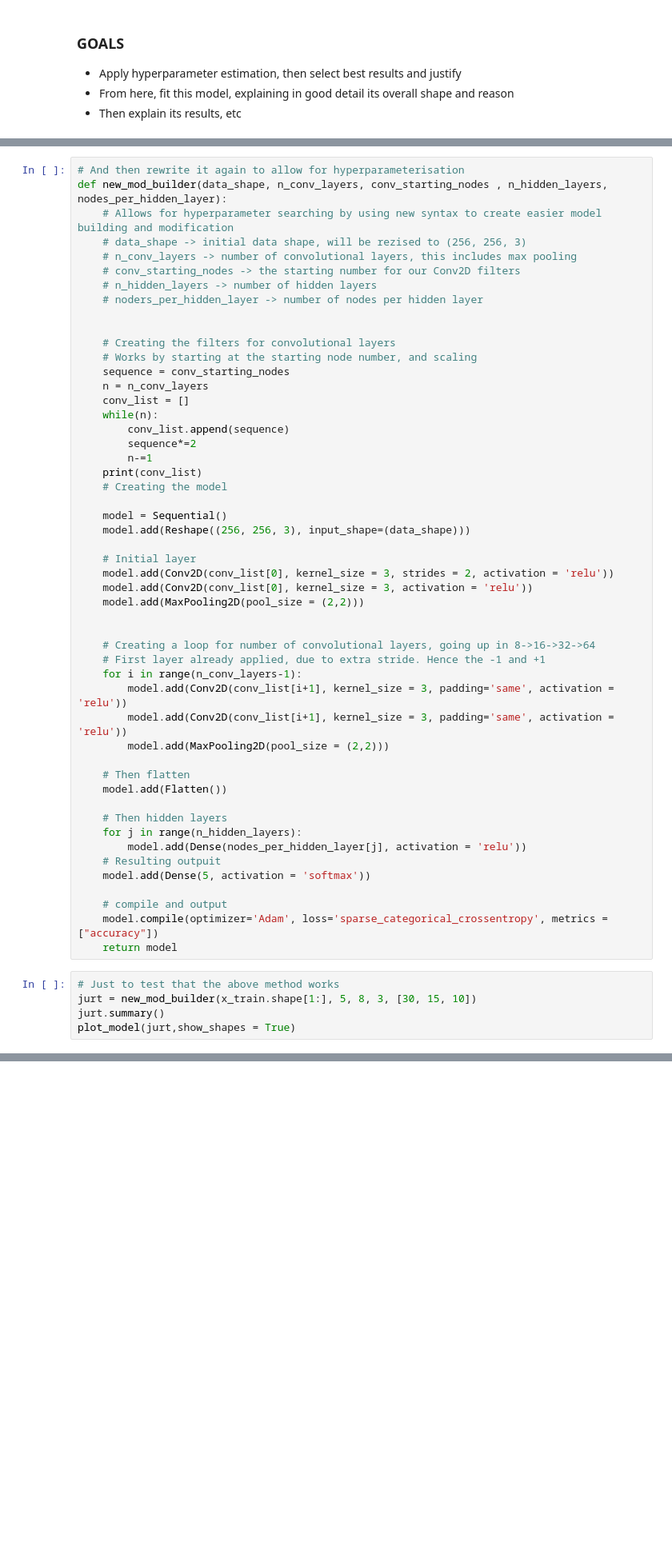
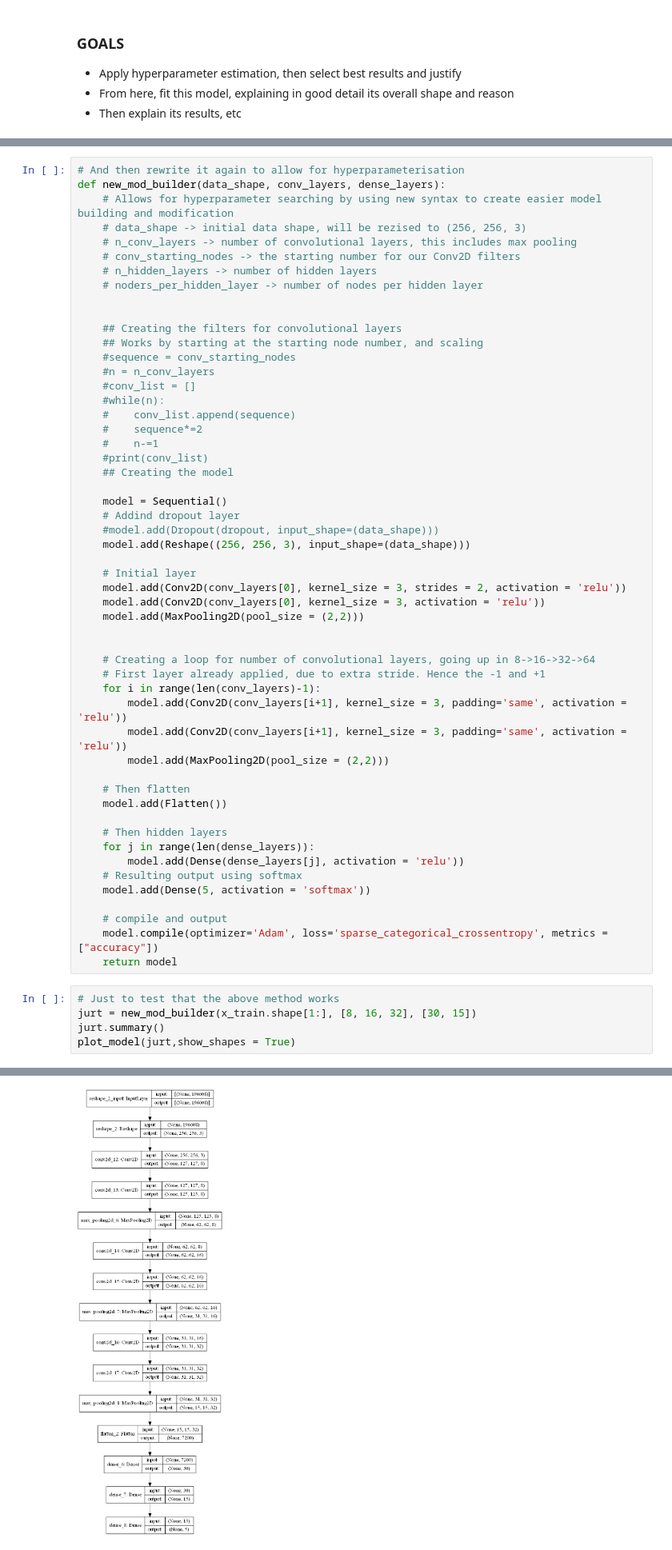
Before and after one commit to CasperMcTavish/DAML, a Jupyter notebook: Project1_ML.ipynb, the cells around one changed output, grey strips where cells are left out. Shown at 80% size. Drawn from its saved outputs; the diff is of its cells as text; blank space fills up the shorter version.

```diff
--- a/Project1_ML.ipynb
+++ b/Project1_ML.ipynb
@@ -846,6 +879,6 @@ def model_builder(init_data_shape):
 # %%
 # And then rewrite it again to allow for hyperparameterisation
-def new_mod_builder(data_shape, n_conv_layers, conv_starting_nodes , n_hidden_layers, nodes_per_hidden_layer):
+def new_mod_builder(data_shape, conv_layers, dense_layers):
     # Allows for hyperparameter searching by using new syntax to create easier model building and modification
     # data_shape -> initial data shape, will be rezised to (256, 256, 3)
     # n_conv_layers -> number of convolutional layers, this includes max pooling
@@ -854,41 +887,43 @@ def new_mod_builder(data_shape, n_conv_layers, conv_starting_nodes , n_hidden_la
     # noders_per_hidden_layer -> number of nodes per hidden layer
 
 
-    # Creating the filters for convolutional layers
-    # Works by starting at the starting node number, and scaling
-    sequence = conv_starting_nodes
-    n = n_conv_layers
-    conv_list = []
-    while(n):
-        conv_list.append(sequence)
-        sequence*=2
-        n-=1
-    print(conv_list)
-    # Creating the model
+    ## Creating the filters for convolutional layers
+    ## Works by starting at the starting node number, and scaling
+    #sequence = conv_starting_nodes
+    #n = n_conv_layers
+    #conv_list = []
+    #while(n):
+    #    conv_list.append(sequence)
+    #    sequence*=2
+    #    n-=1
+    #print(conv_list)
+    ## Creating the model
 
     model = Sequential()
+    # Addind dropout layer
+    #model.add(Dropout(dropout, input_shape=(data_shape)))
     model.add(Reshape((256, 256, 3), input_shape=(data_shape)))
 
     # Initial layer
-    model.add(Conv2D(conv_list[0], kernel_size = 3, strides = 2, activation = 'relu'))
-    model.add(Conv2D(conv_list[0], kernel_size = 3, activation = 'relu'))
+    model.add(Conv2D(conv_layers[0], kernel_size = 3, strides = 2, activation = 'relu'))
+    model.add(Conv2D(conv_layers[0], kernel_size = 3, activation = 'relu'))
     model.add(MaxPooling2D(pool_size = (2,2)))
 
 
     # Creating a loop for number of convolutional layers, going up in 8->16->32->64
     # First layer already applied, due to extra stride. Hence the -1 and +1
-    for i in range(n_conv_layers-1):
-        model.add(Conv2D(conv_list[i+1], kernel_size = 3, padding='same', activation = 'relu'))
-        model.add(Conv2D(conv_list[i+1], kernel_size = 3, padding='same', activation = 'relu'))
+    for i in range(len(conv_layers)-1):
+        model.add(Conv2D(conv_layers[i+1], kernel_size = 3, padding='same', activation = 'relu'))
+        model.add(Conv2D(conv_layers[i+1], kernel_size = 3, padding='same', activation = 'relu'))
         model.add(MaxPooling2D(pool_size = (2,2)))
 
     # Then flatten
     model.add(Flatten())
 
     # Then hidden layers
-    for j in range(n_hidden_layers):
-        model.add(Dense(nodes_per_hidden_layer[j], activation = 'relu'))
-    # Resulting outpuit
+    for j in range(len(dense_layers)):
+        model.add(Dense(dense_layers[j], activation = 'relu'))
+    # Resulting output using softmax
     model.add(Dense(5, activation = 'softmax'))
 
     # compile and output
@@ -896,7 +931,7 @@ def new_mod_builder(data_shape, n_conv_layers, conv_starting_nodes , n_hidden_la
     return model
 # %%
 # Just to test that the above method works
-jurt = new_mod_builder(x_train.shape[1:], 5, 8, 3, [30, 15, 10])
+jurt = new_mod_builder(x_train.shape[1:], [8, 16, 32], [30, 15])
 jurt.summary()
 plot_model(jurt,show_shapes = True)
 # %% [output]
@@ -905,2 +955,3 @@ ValueError: This model has not yet been built. Build the model first by calling
+[figure, added]
 # %% [markdown]
 Our model works such that if you input 8 starting nodes, with 4 loops, youd get convolutional layers of 8, 16, 32, 64 nodes.
```
Also changed, not shown: parts of 51 cells of this notebook.
